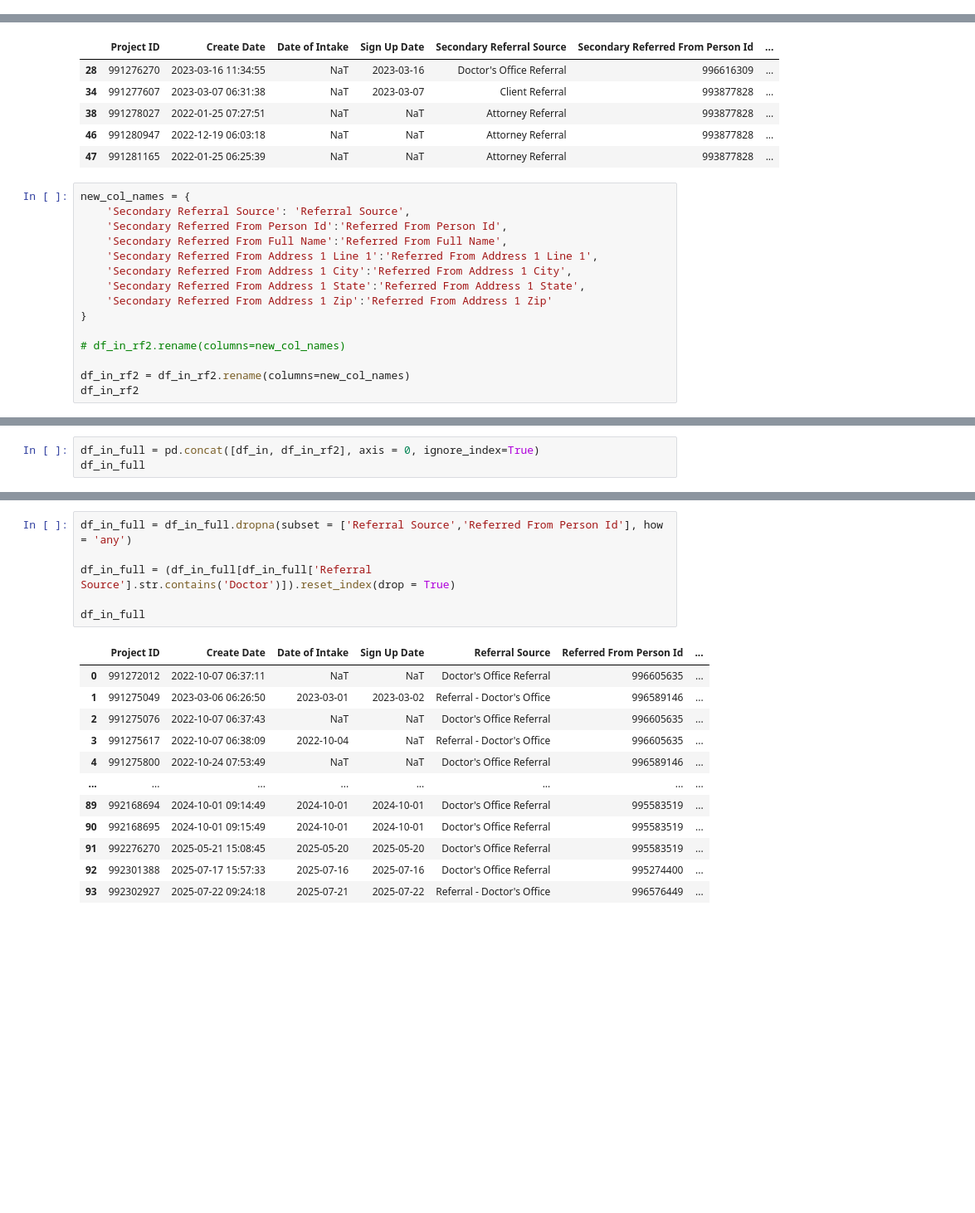
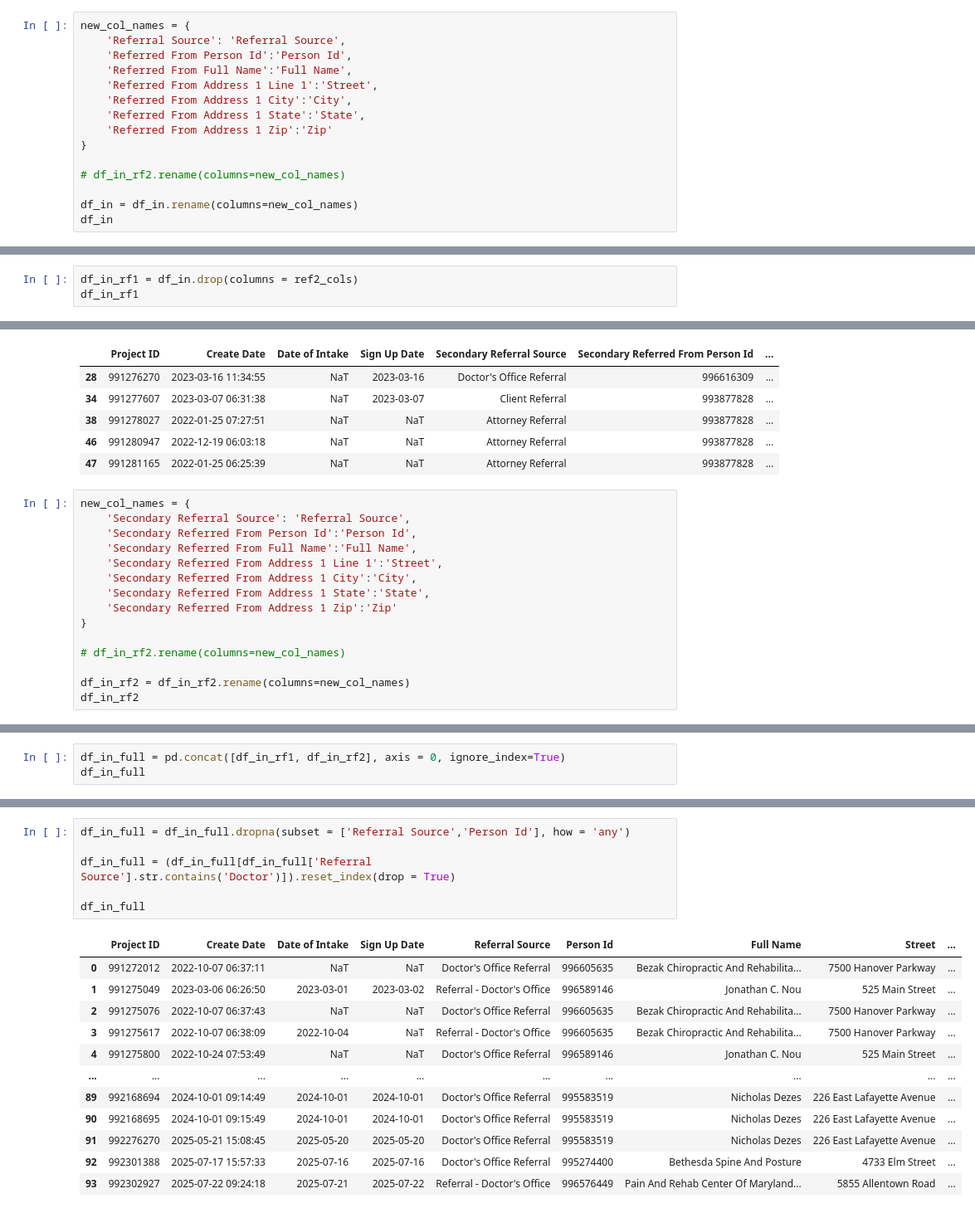
Before and after one commit to The-Jaklitsch-Law-Group/JLG_Provider_Recommender, a Jupyter notebook: prepare_contacts/contact_cleaning.ipynb, the cells around one changed output, grey strips where cells are left out. Shown at 83% size. Drawn from its saved outputs; the diff is of its cells as text; blank space fills up the shorter version.

```diff
--- a/prepare_contacts/contact_cleaning.ipynb
+++ b/prepare_contacts/contact_cleaning.ipynb
@@ -207,0 +217,15 @@ df_in
+# %%
+new_col_names = {
+    'Referral Source': 'Referral Source',
+    'Referred From Person Id':'Person Id',
+    'Referred From Full Name':'Full Name',
+    'Referred From Address 1 Line 1':'Street',
+    'Referred From Address 1 City':'City',
+    'Referred From Address 1 State':'State',
+    'Referred From Address 1 Zip':'Zip'
+}
+
+# df_in_rf2.rename(columns=new_col_names)
+
+df_in = df_in.rename(columns=new_col_names)
+df_in
@@ -239,3 +277,6 @@ df_in_rf2.head(5)
 | 38 | 991278027 | 2022-01-25 07:27:51 | NaT | NaT | Attorney Referral | 993877828 | ... |
 | 46 | 991280947 | 2022-12-19 06:03:18 | NaT | NaT | Attorney Referral | 993877828 | ... |
 | 47 | 991281165 | 2022-01-25 06:25:39 | NaT | NaT | Attorney Referral | 993877828 | ... |
+# %%
+df_in_rf1 = df_in.drop(columns = ref2_cols)
+df_in_rf1
@@ -254,12 +309,12 @@ df_in_rf2.head(5)
 # %%
 new_col_names = {
     'Secondary Referral Source': 'Referral Source',
-    'Secondary Referred From Person Id':'Referred From Person Id',
-    'Secondary Referred From Full Name':'Referred From Full Name',
-    'Secondary Referred From Address 1 Line 1':'Referred From Address 1 Line 1',
-    'Secondary Referred From Address 1 City':'Referred From Address 1 City',
-    'Secondary Referred From Address 1 State':'Referred From Address 1 State',
-    'Secondary Referred From Address 1 Zip':'Referred From Address 1 Zip'
+    'Secondary Referred From Person Id':'Person Id',
+    'Secondary Referred From Full Name':'Full Name',
+    'Secondary Referred From Address 1 Line 1':'Street',
+    'Secondary Referred From Address 1 City':'City',
+    'Secondary Referred From Address 1 State':'State',
+    'Secondary Referred From Address 1 Zip':'Zip'
 }
 
 # df_in_rf2.rename(columns=new_col_names)
@@ -305,4 +342,4 @@ df_in
 # %%
-df_in_full = pd.concat([df_in, df_in_rf2], axis = 0, ignore_index=True)
+df_in_full = pd.concat([df_in_rf1, df_in_rf2], axis = 0, ignore_index=True)
 df_in_full
 # %% [output]
@@ -322,19 +359,19 @@ df_in_full
 # %%
-df_in_full = df_in_full.dropna(subset = ['Referral Source','Referred From Person Id'], how = 'any')
+df_in_full = df_in_full.dropna(subset = ['Referral Source','Person Id'], how = 'any')
 
 df_in_full = (df_in_full[df_in_full['Referral Source'].str.contains('Doctor')]).reset_index(drop = True)
 
 df_in_full
 # %% [output]
-|  | Project ID | Create Date | Date of Intake | Sign Up Date | Referral Source | Referred From Person Id | ... |
-| 0 | 991272012 | 2022-10-07 06:37:11 | NaT | NaT | Doctor's Office Referral | 996605635 | ... |
-| 1 | 991275049 | 2023-03-06 06:26:50 | 2023-03-01 | 2023-03-02 | Referral - Doctor's Office | 996589146 | ... |
-| 2 | 991275076 | 2022-10-07 06:37:43 | NaT | NaT | Doctor's Office Referral | 996605635 | ... |
-| 3 | 991275617 | 2022-10-07 06:38:09 | 2022-10-04 | NaT | Referral - Doctor's Office | 996605635 | ... |
-| 4 | 991275800 | 2022-10-24 07:53:49 | NaT | NaT | Doctor's Office Referral | 996589146 | ... |
-| ... | ... | ... | ... | ... | ... | ... | ... |
-| 89 | 992168694 | 2024-10-01 09:14:49 | 2024-10-01 | 2024-10-01 | Doctor's Office Referral | 995583519 | ... |
-| 90 | 992168695 | 2024-10-01 09:15:49 | 2024-10-01 | 2024-10-01 | Doctor's Office Referral | 995583519 | ... |
-| 91 | 992276270 | 2025-05-21 15:08:45 | 2025-05-20 | 2025-05-20 | Doctor's Office Referral | 995583519 | ... |
-| 92 | 992301388 | 2025-07-17 15:57:33 | 2025-07-16 | 2025-07-16 | Doctor's Office Referral | 995274400 | ... |
-| 93 | 992302927 | 2025-07-22 09:24:18 | 2025-07-21 | 2025-07-22 | Referral - Doctor's Office | 996576449 | ... |
+|  | Project ID | Create Date | Date of Intake | Sign Up Date | Referral Source | Person Id | Full Name | Street | ... |
+| 0 | 991272012 | 2022-10-07 06:37:11 | NaT | NaT | Doctor's Office Referral | 996605635 | Bezak Chiropractic And Rehabilita... | 7500 Hanover Parkway | ... |
+| 1 | 991275049 | 2023-03-06 06:26:50 | 2023-03-01 | 2023-03-02 | Referral - Doctor's Office | 996589146 | Jonathan C. Nou | 525 Main Street | ... |
+| 2 | 991275076 | 2022-10-07 06:37:43 | NaT | NaT | Doctor's Office Referral | 996605635 | Bezak Chiropractic And Rehabilita... | 7500 Hanover Parkway | ... |
+| 3 | 991275617 | 2022-10-07 06:38:09 | 2022-10-04 | NaT | Referral - Doctor's Office | 996605635 | Bezak Chiropractic And Rehabilita... | 7500 Hanover Parkway | ... |
+| 4 | 991275800 | 2022-10-24 07:53:49 | NaT | NaT | Doctor's Office Referral | 996589146 | Jonathan C. Nou | 525 Main Street | ... |
+| ... | ... | ... | ... | ... | ... | ... | ... | ... | ... |
+| 89 | 992168694 | 2024-10-01 09:14:49 | 2024-10-01 | 2024-10-01 | Doctor's Office Referral | 995583519 | Nicholas Dezes | 226 East Lafayette Avenue | ... |
+| 90 | 992168695 | 2024-10-01 09:15:49 | 2024-10-01 | 2024-10-01 | Doctor's Office Referral | 995583519 | Nicholas Dezes | 226 East Lafayette Avenue | ... |
+| 91 | 992276270 | 2025-05-21 15:08:45 | 2025-05-20 | 2025-05-20 | Doctor's Office Referral | 995583519 | Nicholas Dezes | 226 East Lafayette Avenue | ... |
+| 92 | 992301388 | 2025-07-17 15:57:33 | 2025-07-16 | 2025-07-16 | Doctor's Office Referral | 995274400 | Bethesda Spine And Posture | 4733 Elm Street | ... |
+| 93 | 992302927 | 2025-07-22 09:24:18 | 2025-07-21 | 2025-07-22 | Referral - Doctor's Office | 996576449 | Pain And Rehab Center Of Maryland... | 5855 Allentown Road | ... |
```
Also changed, not shown: parts of 19 cells of this notebook, 3 other files.
